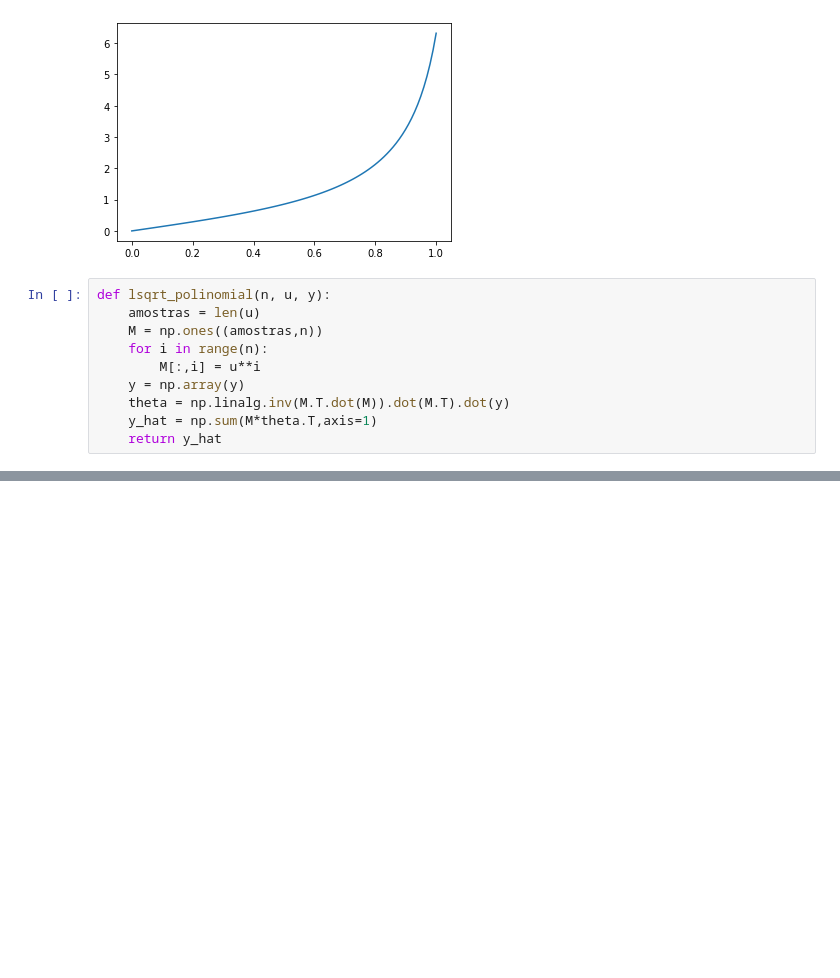
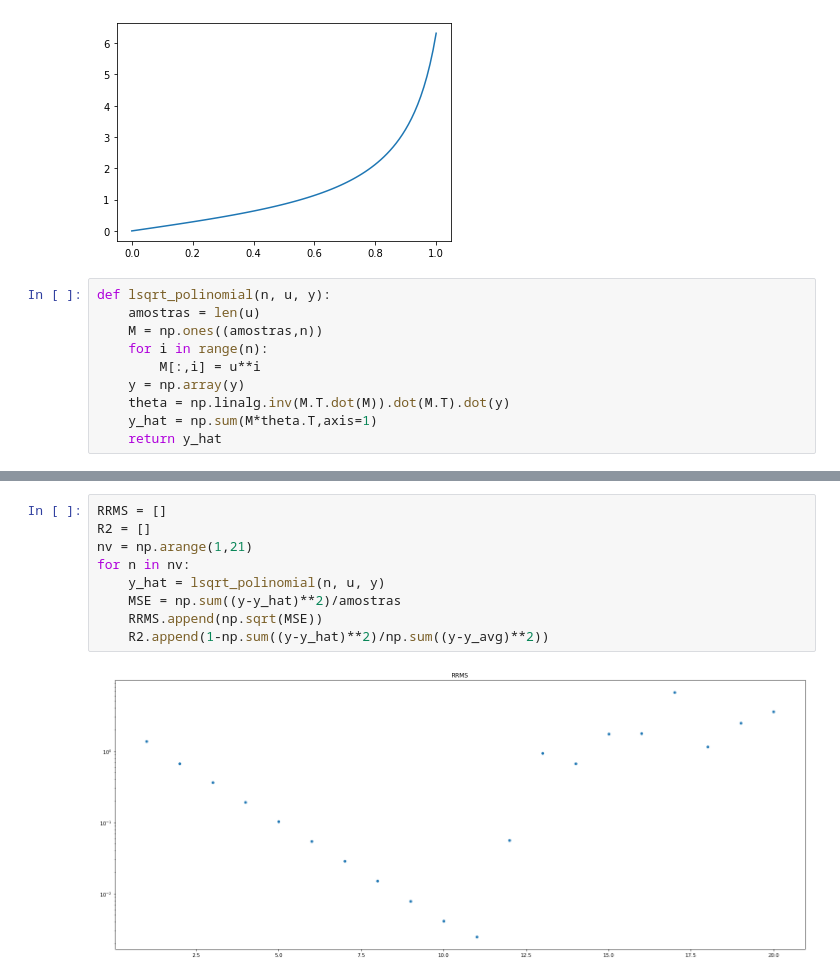
Before and after one commit to CaioMizerkowski/controle_avancado, a Jupyter notebook: TE980/aula_02.ipynb, the cells around one changed output, grey strips where cells are left out. Cells and saved outputs as stored; diff of their text form; blank space fills up the shorter version.

```diff
--- a/TE980/aula_02.ipynb
+++ b/TE980/aula_02.ipynb
@@ -98,0 +121,11 @@ sb.scatterplot(x=u,y=y_hat,color='red',label='Polinômio');
+# %%
+RRMS = []
+R2 = []
+nv = np.arange(1,21)
+for n in nv:
+    y_hat = lsqrt_polinomial(n, u, y)
+    MSE = np.sum((y-y_hat)**2)/amostras
+    RRMS.append(np.sqrt(MSE))
+    R2.append(1-np.sum((y-y_hat)**2)/np.sum((y-y_avg)**2))
+# %% [output]
+[figure, added]
```
Also changed, not shown: parts of 7 cells of this notebook, 5 other files.
